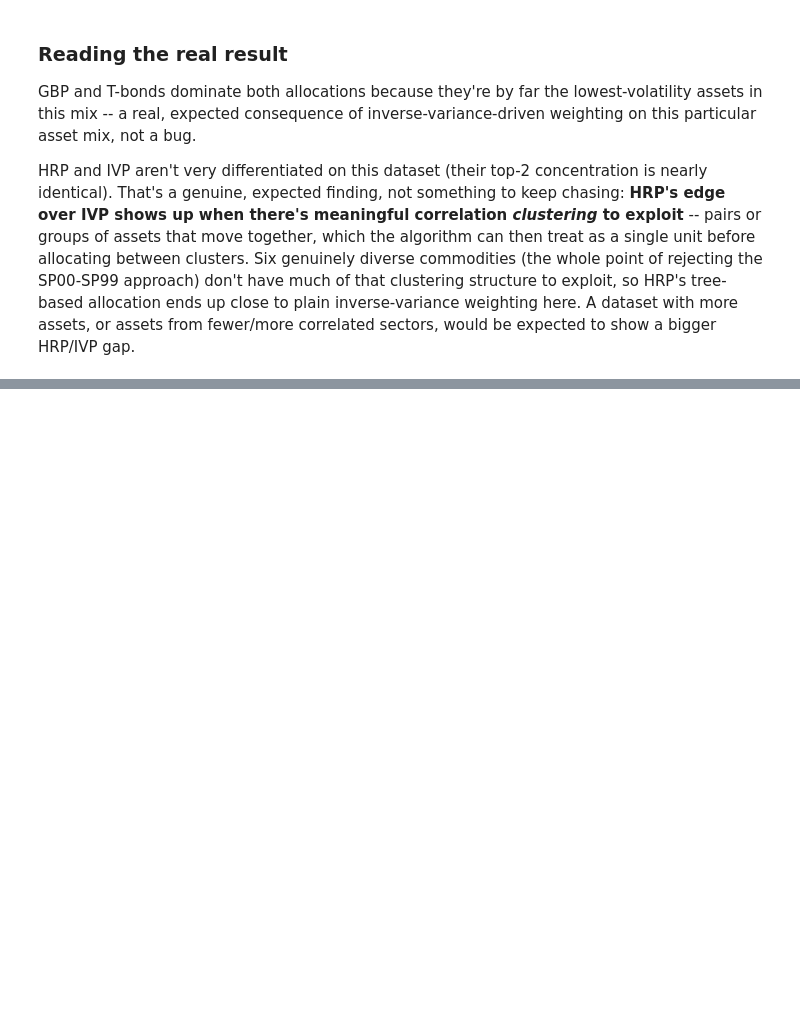
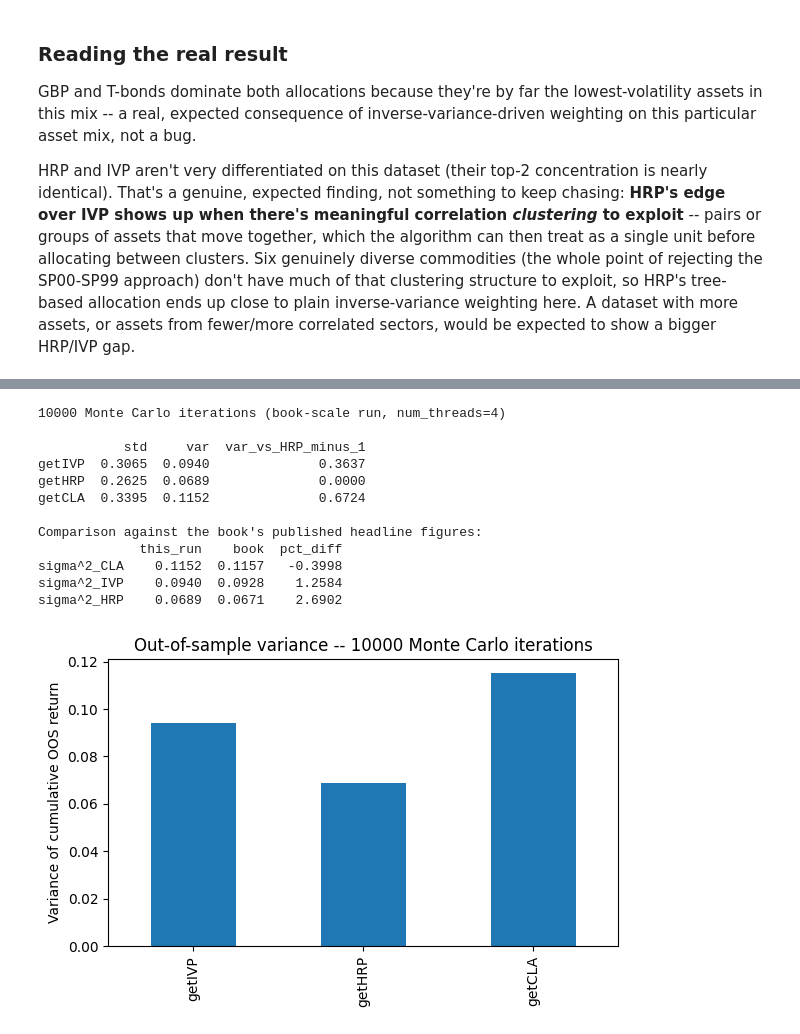
Before and after one commit to NightFury1919/afml, a Jupyter notebook: ch16/chapter_16_hrp.ipynb, the cells around one changed output, grey strips where cells are left out. Drawn from its saved outputs; the diff is of its cells as text; code cells hidden in the pictures; blank space fills up the shorter version.

```diff
--- a/ch16/chapter_16_hrp.ipynb
+++ b/ch16/chapter_16_hrp.ipynb
@@ -346,0 +395,41 @@ comparison, and CLA is exactly the method HRP is positioned against.
+# %%
+mc_csv_path = os.path.join(AFML_ROOT, 'ch16', 'output', 'monte_carlo_stats.csv')
+stats_full = pd.read_csv(mc_csv_path, index_col=0)
+
+print(f'{len(stats_full)} Monte Carlo iterations (book-scale run, num_threads=4)')
+
+df0, df1 = stats_full.std(), stats_full.var()
+summary_full = pd.concat([df0, df1, df1 / df1['getHRP'] - 1], axis=1)
+summary_full.columns = ['std', 'var', 'var_vs_HRP_minus_1']
+print()
+print(summary_full.round(4))
+
+book_comparison = pd.DataFrame({
+    'this_run': [summary_full.loc['getCLA', 'var'], summary_full.loc['getIVP', 'var'], summary_full.loc['getHRP', 'var']],
+    'book': [0.1157, 0.0928, 0.0671],
+}, index=['sigma^2_CLA', 'sigma^2_IVP', 'sigma^2_HRP'])
+book_comparison['pct_diff'] = (book_comparison['this_run'] / book_comparison['book'] - 1) * 100
+print()
+print('Comparison against the book\'s published headline figures:')
+print(book_comparison.round(4))
+
+summary_full[['var']].plot(
+    kind='bar', figsize=(6, 4), legend=False,
+    title=f'Out-of-sample variance -- {len(stats_full)} Monte Carlo iterations')
+plt.ylabel('Variance of cumulative OOS return')
+plt.tight_layout()
+plt.show()
+# %% [output]
+10000 Monte Carlo iterations (book-scale run, num_threads=4)
+
+           std     var  var_vs_HRP_minus_1
+getIVP  0.3065  0.0940              0.3637
+getHRP  0.2625  0.0689              0.0000
+getCLA  0.3395  0.1152              0.6724
+
+Comparison against the book's published headline figures:
+             this_run    book  pct_diff
+sigma^2_CLA    0.1152  0.1157   -0.3998
+sigma^2_IVP    0.0940  0.0928    1.2584
+sigma^2_HRP    0.0689  0.0671    2.6902
+[figure, added]
```
Also changed, not shown: parts of 8 cells of this notebook, 9 other files.
